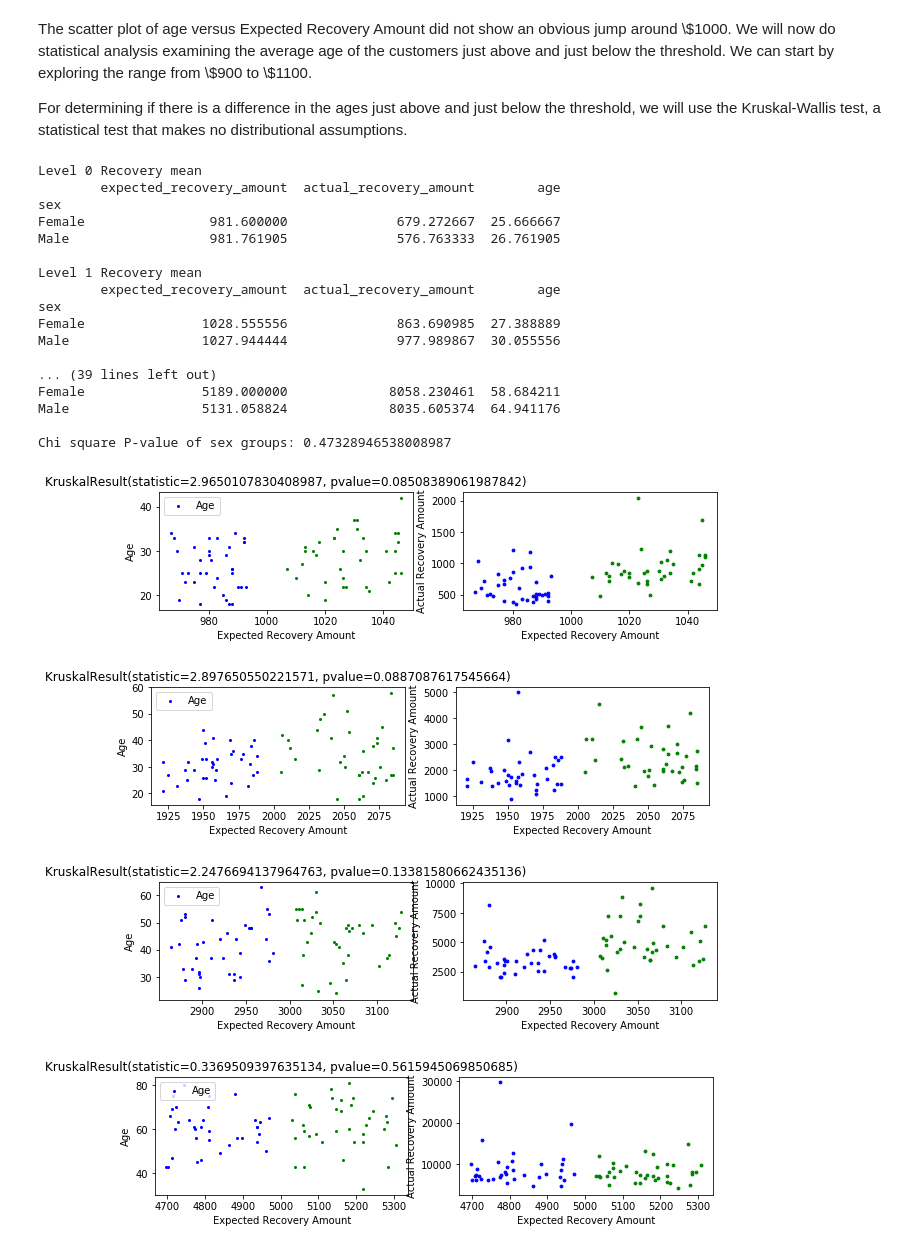
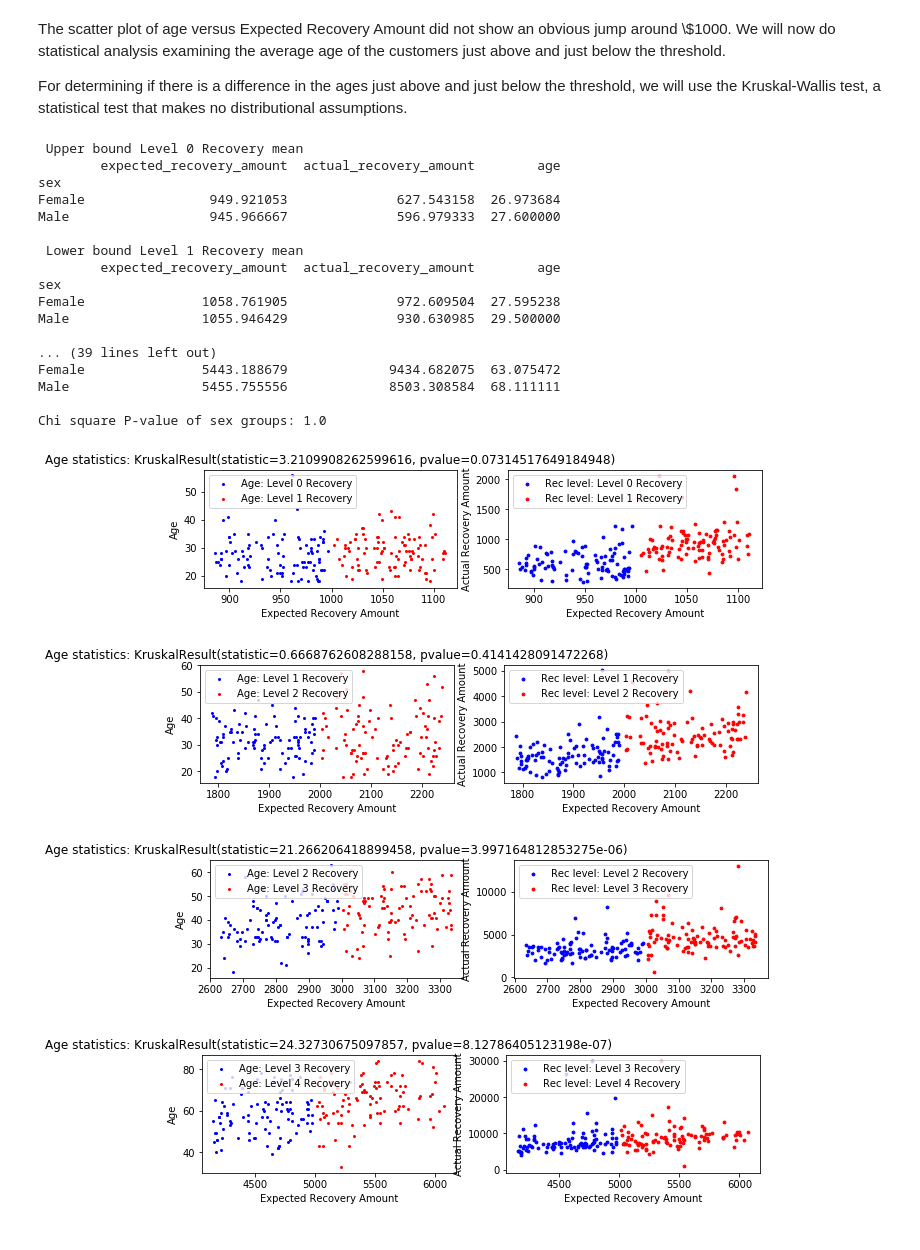
Before and after one commit to ashwin2rai/Debt_collection, a Jupyter notebook: src/Regression_discont.ipynb, the cells around one changed output. Cells and saved outputs as stored; diff of their text form; code cells hidden in the pictures.

```diff
--- a/src/Regression_discont.ipynb
+++ b/src/Regression_discont.ipynb
@@ -83,5 +85,5 @@ plt.show()
 # %% [markdown]
-<p>The scatter plot of age versus Expected Recovery Amount did not show an obvious jump around \$1000.  We will now do statistical analysis examining the average age of the customers just above and just below the threshold. We can start by exploring the range from \$900 to \$1100.</p>
+<p>The scatter plot of age versus Expected Recovery Amount did not show an obvious jump around \$1000.  We will now do statistical analysis examining the average age of the customers just above and just below the threshold.</p>
 <p>For determining if there is a difference in the ages just above and just below the threshold, we will use the Kruskal-Wallis test, a statistical test that makes no distributional assumptions.</p>
 # %%
 df = df.set_index(['recovery_strategy','id']).sort_index()
@@ -90,66 +92,74 @@ rec_labels= df.index.get_level_values(0).categories
 # Import stats module
 from scipy import stats
 
-diff_up = 4
-diff_down = 40
+diff_up = 2
+diff_down = 100
 ctr=1
 for i in range(len(rec_labels)-1):
-    temp_low_var = df.loc[rec_labels[i]].sort_values('expected_recovery_amount', ascending=False)
+    temp_low_var = df.loc[rec_labels[i]].sort_values('expected_recovery_amount', \
+                                                     ascending=False)
     age_low = temp_low_var['age'][diff_up:diff_down].values
 
-    temp_high_var = df.loc[rec_labels[i+1]].sort_values('expected_recovery_amount', ascending=True)
+    temp_high_var = df.loc[rec_labels[i+1]].sort_values('expected_recovery_amount', \
+                                                        ascending=True)
     age_high = temp_high_var['age'][diff_up:diff_down].values
     #----------------------------------------------
     # Plotting
     #----------------------------------------------
     plt.subplots(figsize=(10, 10))
     plt.subplot(len(rec_labels)-1,2,ctr)
-    plt.scatter(x=temp_low_var['expected_recovery_amount'][diff_up:diff_down], y=age_low, c="b", s=4,label='Age')
-    plt.scatter(x=temp_high_var['expected_recovery_amount'][diff_up:diff_down], y=age_high, c="g", s=4)
+    plt.scatter(x=temp_low_var['expected_recovery_amount'][diff_up:diff_down],\
+                y=age_low, c="b", s=4,label=str('Age: '+rec_labels[i]))
+    plt.scatter(x=temp_high_var['expected_recovery_amount'][diff_up:diff_down],\
+                y=age_high, c="r", s=4, label=str('Age: '+rec_labels[i+1]))
     plt.xlabel('Expected Recovery Amount'); plt.ylabel('Age')
     plt.legend(loc=2)
-    plt.title(stats.kruskal(age_low,age_high))
+    plt.title('Age statistics: '+str(stats.kruskal(age_low,age_high)))
     ctr += 1
     plt.subplot(len(rec_labels)-1,2,ctr)
     plt.scatter(x=temp_low_var['expected_recovery_amount'][diff_up:diff_down],\
-                y=temp_low_var['actual_recovery_amount'][diff_up:diff_down], c="b", s=8)
+                y=temp_low_var['actual_recovery_amount'][diff_up:diff_down], c="b", s=8,\
+               label=str('Rec level: '+rec_labels[i]))
     plt.scatter(x=temp_high_var['expected_recovery_amount'][diff_up:diff_down],\
-                y=temp_high_var['actual_recovery_amount'][diff_up:diff_down], c="g", s=8)
+                y=temp_high_var['actual_recovery_amount'][diff_up:diff_down], c="r", s=8,\
+               label=str('Rec level: '+rec_labels[i+1]))
     plt.xlabel('Expected Recovery Amount'); plt.ylabel('Actual Recovery Amount')
+    plt.legend(loc=2)
     ctr += 1
     #----------------------------------------------
     # End Plotting
     #----------------------------------------------
 
-    print('\n'+rec_labels[i]+' mean')
+    print('\n Upper bound '+rec_labels[i]+' mean')
     temp_tab_var_low = temp_low_var[diff_up:diff_down].groupby('sex')
     print(temp_tab_var_low.mean())
-    print('\n'+rec_labels[i+1]+' mean')
+    print('\n Lower bound '+rec_labels[i+1]+' mean')
     temp_tab_var_high = temp_high_var[diff_up:diff_down].groupby('sex')
     print(temp_tab_var_high.mean())
 
-    crosstab = pd.concat([temp_tab_var_low.count()['age'],temp_tab_var_high.count()['age']],axis='columns')
+    crosstab = pd.concat([temp_tab_var_low.count()['age'],\
+                          temp_tab_var_high.count()['age']],axis='columns')
     chi2_stat, p_val, dof, ex = stats.chi2_contingency(crosstab)
     print('\nChi square P-value of sex groups: '+ str(p_val))
 # %% [output]
-Level 0 Recovery mean
+ Upper bound Level 0 Recovery mean
         expected_recovery_amount  actual_recovery_amount        age
 sex
-Female                981.600000              679.272667  25.666667
-Male                  981.761905              576.763333  26.761905
+Female                949.921053              627.543158  26.973684
+Male                  945.966667              596.979333  27.600000
 
-Level 1 Recovery mean
+ Lower bound Level 1 Recovery mean
         expected_recovery_amount  actual_recovery_amount        age
 sex
-Female               1028.555556              863.690985  27.388889
-Male                 1027.944444              977.989867  30.055556
+Female               1058.761905              972.609504  27.595238
+Male                 1055.946429              930.630985  29.500000
 
 ... (39 lines left out)
-Female               5189.000000             8058.230461  58.684211
-Male                 5131.058824             8035.605374  64.941176
+Female               5443.188679             9434.682075  63.075472
+Male                 5455.755556             8503.308584  68.111111
 
-Chi square P-value of sex groups: 0.47328946538008987
+Chi square P-value of sex groups: 1.0
-[figure, old version]
+[figure, new version]
-[figure, old version]
+[figure, new version]
-[figure, old version]
+[figure, new version]
-[figure, old version]
+[figure, new version]
```
Also changed, not shown: parts of 14 cells of this notebook.
